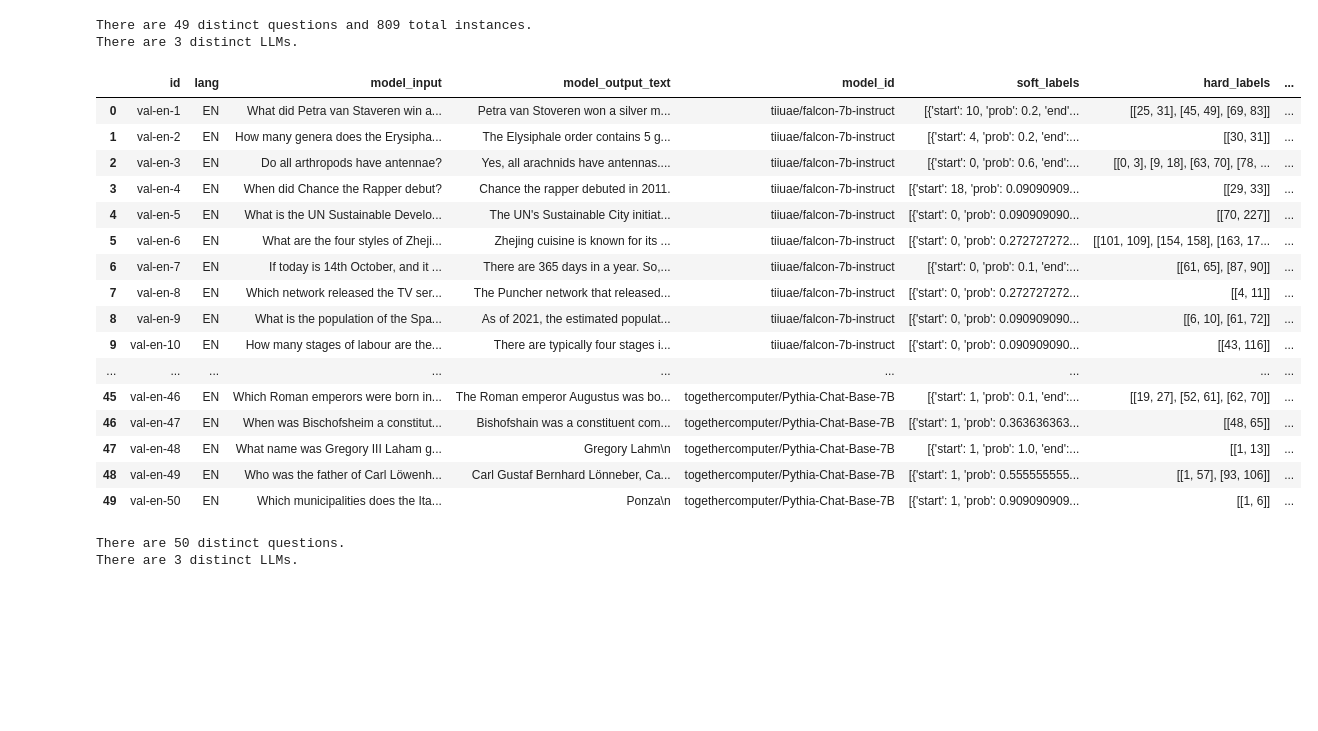
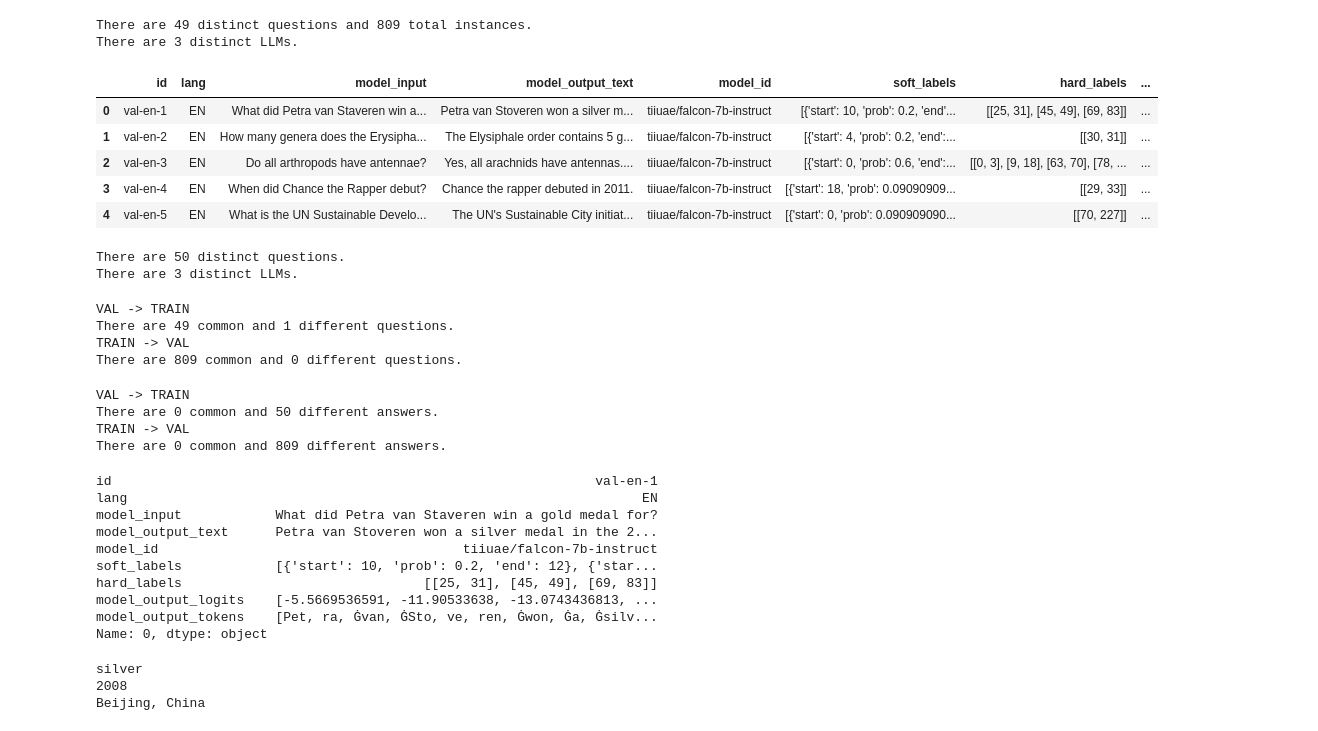
Before and after one commit to llaraspata/HallucinationDetection, a Jupyter notebook: notebooks/1.0-ll-dataset-analysis.ipynb, the cells around one changed output. Cells and saved outputs as stored; diff of their text form; code cells hidden in the pictures; blank space fills up the shorter version.

Commit message:
WIP data analysis nb

```diff
--- a/notebooks/1.0-ll-dataset-analysis.ipynb
+++ b/notebooks/1.0-ll-dataset-analysis.ipynb
@@ -53,25 +47,14 @@ print(f"There are {round(model_count)} distinct LLMs.")
 There are 49 distinct questions and 809 total instances.
 There are 3 distinct LLMs.
 # %%
-val_set
+val_set.head()
 # %% [output]
 |  | id | lang | model_input | model_output_text | model_id | soft_labels | hard_labels | ... |
 | 0 | val-en-1 | EN | What did Petra van Staveren win a... | Petra van Stoveren won a silver m... | tiiuae/falcon-7b-instruct | [{'start': 10, 'prob': 0.2, 'end'... | [[25, 31], [45, 49], [69, 83]] | ... |
 | 1 | val-en-2 | EN | How many genera does the Erysipha... | The Elysiphale order contains 5 g... | tiiuae/falcon-7b-instruct | [{'start': 4, 'prob': 0.2, 'end':... | [[30, 31]] | ... |
 | 2 | val-en-3 | EN | Do all arthropods have antennae? | Yes, all arachnids have antennas.... | tiiuae/falcon-7b-instruct | [{'start': 0, 'prob': 0.6, 'end':... | [[0, 3], [9, 18], [63, 70], [78, ... | ... |
 | 3 | val-en-4 | EN | When did Chance the Rapper debut? | Chance the rapper debuted in 2011. | tiiuae/falcon-7b-instruct | [{'start': 18, 'prob': 0.09090909... | [[29, 33]] | ... |
 | 4 | val-en-5 | EN | What is the UN Sustainable Develo... | The UN's Sustainable City initiat... | tiiuae/falcon-7b-instruct | [{'start': 0, 'prob': 0.090909090... | [[70, 227]] | ... |
-| 5 | val-en-6 | EN | What are the four styles of Zheji... | Zhejing cuisine is known for its ... | tiiuae/falcon-7b-instruct | [{'start': 0, 'prob': 0.272727272... | [[101, 109], [154, 158], [163, 17... | ... |
-| 6 | val-en-7 | EN | If today is 14th October, and it ... | There are 365 days in a year. So,... | tiiuae/falcon-7b-instruct | [{'start': 0, 'prob': 0.1, 'end':... | [[61, 65], [87, 90]] | ... |
-| 7 | val-en-8 | EN | Which network released the TV ser... | The Puncher network that released... | tiiuae/falcon-7b-instruct | [{'start': 0, 'prob': 0.272727272... | [[4, 11]] | ... |
-| 8 | val-en-9 | EN | What is the population of the Spa... | As of 2021, the estimated populat... | tiiuae/falcon-7b-instruct | [{'start': 0, 'prob': 0.090909090... | [[6, 10], [61, 72]] | ... |
-| 9 | val-en-10 | EN | How many stages of labour are the... | There are typically four stages i... | tiiuae/falcon-7b-instruct | [{'start': 0, 'prob': 0.090909090... | [[43, 116]] | ... |
-| ... | ... | ... | ... | ... | ... | ... | ... | ... |
-| 45 | val-en-46 | EN | Which Roman emperors were born in... | The Roman emperor Augustus was bo... | togethercomputer/Pythia-Chat-Base-7B | [{'start': 1, 'prob': 0.1, 'end':... | [[19, 27], [52, 61], [62, 70]] | ... |
-| 46 | val-en-47 | EN | When was Bischofsheim a constitut... | Bishofshain was a constituent com... | togethercomputer/Pythia-Chat-Base-7B | [{'start': 1, 'prob': 0.363636363... | [[48, 65]] | ... |
-| 47 | val-en-48 | EN | What name was Gregory III Laham g... | Gregory Lahm\n | togethercomputer/Pythia-Chat-Base-7B | [{'start': 1, 'prob': 1.0, 'end':... | [[1, 13]] | ... |
-| 48 | val-en-49 | EN | Who was the father of Carl Löwenh... | Carl Gustaf Bernhard Lönneber, Ca... | togethercomputer/Pythia-Chat-Base-7B | [{'start': 1, 'prob': 0.555555555... | [[1, 57], [93, 106]] | ... |
-| 49 | val-en-50 | EN | Which municipalities does the Ita... | Ponza\n | togethercomputer/Pythia-Chat-Base-7B | [{'start': 1, 'prob': 0.909090909... | [[1, 6]] | ... |
 # %%
 qst_count = len(val_set.groupby("model_input"))
 model_count = len(val_set.groupby("model_id"))
@@ -81,3 +64,50 @@ print(f"There are {round(model_count)} distinct LLMs.")
 # %% [output]
 There are 50 distinct questions.
 There are 3 distinct LLMs.
+# %%
+common_qst_1 = val_set[val_set["model_input"].isin(train_set["model_input"])]
+different_qst_1 = val_set[~val_set["model_input"].isin(train_set["model_input"])]
+
+print("VAL -> TRAIN")
+print(f"There are {len(common_qst_1)} common and {len(different_qst_1)} different questions.")
+
+common_qst_2 = train_set[train_set["model_input"].isin(val_set["model_input"])]
+different_qst_2 = train_set[~train_set["model_input"].isin(val_set["model_input"])]
+
+print("TRAIN -> VAL")
+print(f"There are {len(common_qst_2)} common and {len(different_qst_2)} different questions.")
+# %% [output]
+VAL -> TRAIN
+There are 49 common and 1 different questions.
+TRAIN -> VAL
+There are 809 common and 0 different questions.
+# %%
+common_asw_1 = val_set[val_set["model_output_text"].isin(train_set["model_output_text"])]
+different_asw_1 = val_set[~val_set["model_output_text"].isin(train_set["model_output_text"])]
+
+print("VAL -> TRAIN")
+print(f"There are {len(common_asw_1)} common and {len(different_asw_1)} different answers.")
+
+common_asw_2 = train_set[train_set["model_output_text"].isin(val_set["model_output_text"])]
+different_asw_2 = train_set[~train_set["model_output_text"].isin(val_set["model_output_text"])]
+
+print("TRAIN -> VAL")
+print(f"There are {len(common_asw_2)} common and {len(different_asw_2)} different answers.")
+# %% [output]
+VAL -> TRAIN
+There are 0 common and 50 different answers.
+TRAIN -> VAL
+There are 0 common and 809 different answers.
+# %%
+val_set.loc[0]
+# %% [output]
+id                                                              val-en-1
+lang                                                                  EN
+model_input            What did Petra van Staveren win a gold medal for?
+model_output_text      Petra van Stoveren won a silver medal in the 2...
+model_id                                       tiiuae/falcon-7b-instruct
+soft_labels            [{'start': 10, 'prob': 0.2, 'end': 12}, {'star...
+hard_labels                               [[25, 31], [45, 49], [69, 83]]
+model_output_logits    [-5.5669536591, -11.90533638, -13.0743436813, ...
+model_output_tokens    [Pet, ra, Ġvan, ĠSto, ve, ren, Ġwon, Ġa, Ġsilv...
+Name: 0, dtype: object
@@ -83,0 +120,10 @@ There are 3 distinct LLMs.
+# %%
+# -----------------------
+# Print hallucinated text
+# -----------------------
+for pair in hard_labels:
+    print(data["model_output_text"][pair[0]:pair[1]])
+# %% [output]
+silver
+2008
+Beijing, China
```
Also changed, not shown: parts of 5 cells of this notebook.
